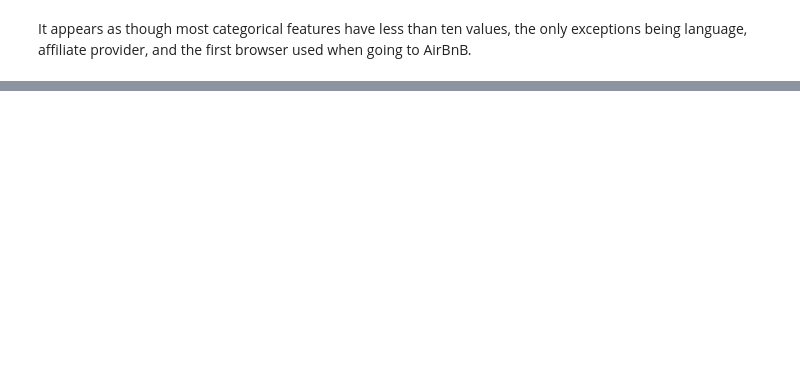
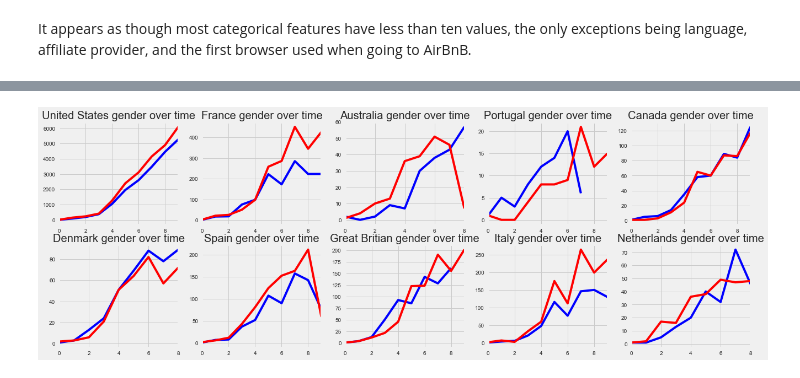
Before and after one commit to TJBANEY/Springboard-Code, a Jupyter notebook: Capstone Data Story.ipynb, the cells around one changed output, grey strips where cells are left out. Drawn from its saved outputs; the diff is of its cells as text; code cells hidden in the pictures; blank space fills up the shorter version.

```diff
--- a/Capstone Data Story.ipynb
+++ b/Capstone Data Story.ipynb
@@ -532,0 +220,28 @@ null_hypothesis = 'The difference in match vs no-match is just due to chance'
+# %%
+ucb_w_reindex_gender = ucb_w_reindex.copy()
+
+def genderSeries(country, gender):
+    return ucb_w_reindex_gender.loc[(ucb_w_reindex_gender['country_destination'] == country) & (ucb_w_reindex_gender['gender'] == gender)]['gender'].fillna(method='ffill').resample('6M').count()
+
+list_of_dfs = [{'country': item, 'dmale': genderSeries(item, 'male'), 'dfem': genderSeries(item, 'female')} for item in ['US', 'FR', 'AU', 'PT', 'CA', 'DE', 'ES', 'GB', 'IT', 'NL']]
+
+num_plots = 10
+fig, axes = plt.subplots(2,5,figsize=(20,7))
+
+col, row, loop = (0, 0, 0)
+for obj in list_of_dfs:
+    row = math.floor(loop/5)
+
+    sns.tsplot(data=obj['dmale'], color='blue', ax=axes[row, col])
+    sns.tsplot(data=obj['dfem'], color='red', ax=axes[row, col])
+    axes[row, col].set_title('{} gender over time'.format(full_country_name[obj['country']]))
+
+    col += 1
+    loop += 1
+
+    if col == 5:
+        col = 0
+
+plt.show()
+# %% [output]
+[figure, added]
```
Also changed, not shown: parts of 55 cells of this notebook, 5 other files.
